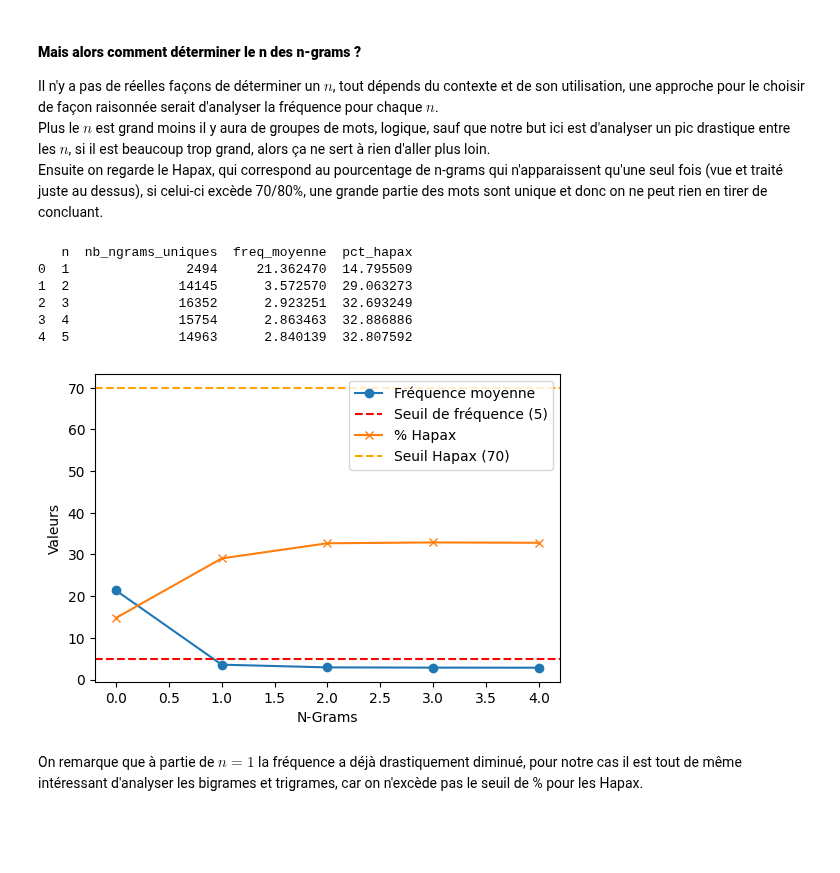
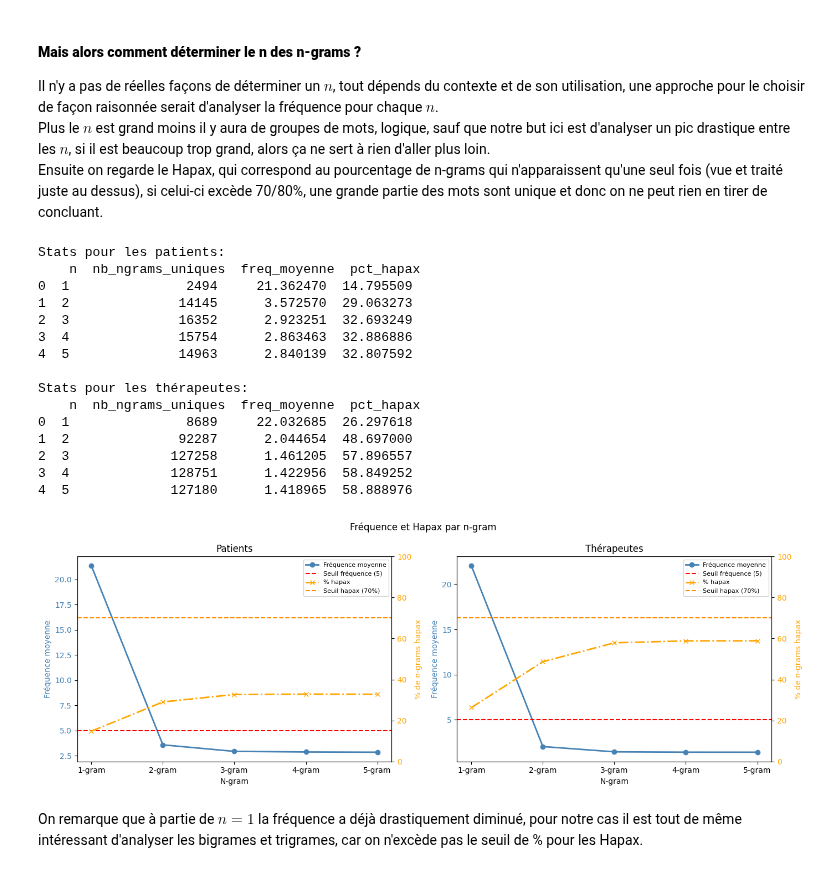
Before and after one commit to cypnet/Analyse-de-conversations-sur-la-sant-mentale-, a Jupyter notebook: LOGAN/ETAPE1-Exploration_jeu_de_donnees.ipynb, the cells around one changed output. Cells and saved outputs as stored; diff of their text form; code cells hidden in the pictures; blank space fills up the shorter version.

Commit message:
Modification graphe n-gram

```diff
--- a/LOGAN/ETAPE1-Exploration_jeu_de_donnees.ipynb
+++ b/LOGAN/ETAPE1-Exploration_jeu_de_donnees.ipynb
@@ -753,33 +753,68 @@ def avg_ngram_freq(texts, max_n=5):
     return pd.DataFrame(results)
 
 context_texts = df['Context_clean'].apply(lambda t: ' '.join(t))
-stats = avg_ngram_freq(context_texts)
-print(stats)
+response_texts = df['Response_clean'].apply(lambda t: ' '.join(t))
+context_stats= avg_ngram_freq(context_texts)
+response_stats = avg_ngram_freq(response_texts)
+print("Stats pour les patients: \n", context_stats)
+print("\nStats pour les thérapeutes: \n", response_stats)
 # %% [output]
-   n  nb_ngrams_uniques  freq_moyenne  pct_hapax
+Stats pour les patients:
+    n  nb_ngrams_uniques  freq_moyenne  pct_hapax
 0  1               2494     21.362470  14.795509
 1  2              14145      3.572570  29.063273
 2  3              16352      2.923251  32.693249
 3  4              15754      2.863463  32.886886
 4  5              14963      2.840139  32.807592
+
+Stats pour les thérapeutes:
+    n  nb_ngrams_uniques  freq_moyenne  pct_hapax
+0  1               8689     22.032685  26.297618
+1  2              92287      2.044654  48.697000
+2  3             127258      1.461205  57.896557
+3  4             128751      1.422956  58.849252
+4  5             127180      1.418965  58.888976
 # %%
 SEUIL_FREQ = 5
 SEUIL_HAPAX = 70
 
-# On visualise le résultat
-plt.figure(figsize=(6,4))
+fig, axes = plt.subplots(1, 2, figsize=(14, 5))
+fig.suptitle("Fréquence et Hapax par n-gram")
 
-plt.plot(stats['freq_moyenne'], marker='o', label='Fréquence moyenne')
-plt.axhline(y=SEUIL_FREQ, color='red', linestyle='--', label=f'Seuil de fréquence ({SEUIL_FREQ})')
-plt.plot(stats['pct_hapax'], marker='x', label='% Hapax')
-plt.axhline(y=SEUIL_HAPAX, color='orange', linestyle='--', label=f'Seuil Hapax ({SEUIL_HAPAX})')
+labels = [f"{n}-gram" for n in range(1, 6)]
 
-plt.xlabel("N-Grams")
-plt.ylabel("Valeurs")
-plt.legend()
+for ax, stats, titre in zip(axes, [context_stats, response_stats], ["Patients", "Thérapeutes"]):
+    ax2 = ax.twinx()  # second axe Y à droite, partage le même axe X
+
+    # --- Axe gauche : fréquence moyenne ---
+    ax.plot(labels, stats['freq_moyenne'], marker='o', color='steelblue',
+            linewidth=2, label='Fréquence moyenne')
+    ax.axhline(y=SEUIL_FREQ, color='red', linestyle='--', linewidth=1.5,
+               label=f'Seuil fréquence ({SEUIL_FREQ})')
+    ax.set_ylabel('Fréquence moyenne', color='steelblue')
+    ax.tick_params(axis='y', labelcolor='steelblue')
+
+    # --- Axe droit : % hapax ---
+    ax2.plot(labels, stats['pct_hapax'], marker='x', color='orange',
+             linewidth=2, linestyle='-.', label='% hapax')
+    ax2.axhline(y=SEUIL_HAPAX, color='darkorange', linestyle='--', linewidth=1.5,
+                label=f'Seuil hapax ({SEUIL_HAPAX}%)')
+    ax2.set_ylabel('% de n-grams hapax', color='orange')
+    ax2.tick_params(axis='y', labelcolor='orange')
+    ax2.set_ylim(0, 100)  # le % hapax va forcément de 0 à 100
+
+    ax.set_title(titre)
+    ax.set_xlabel('N-gram')
+
+    # Légende combinée des deux axes
+    lines1, labels1 = ax.get_legend_handles_labels()
+    lines2, labels2 = ax2.get_legend_handles_labels()
+    ax.legend(lines1 + lines2, labels1 + labels2, fontsize=8, loc='upper right')
+
+plt.tight_layout()
 plt.show()
 # %% [output]
-[figure, old version]
+[figure, new version]
 # %% [markdown]
 On remarque que à partie de $n = 1$ la fréquence a déjà drastiquement diminué, pour notre cas il est tout de même intéressant d'analyser les bigrames et trigrames, car on n'excède pas le seuil de % pour les Hapax.
 # %% [markdown]
```
